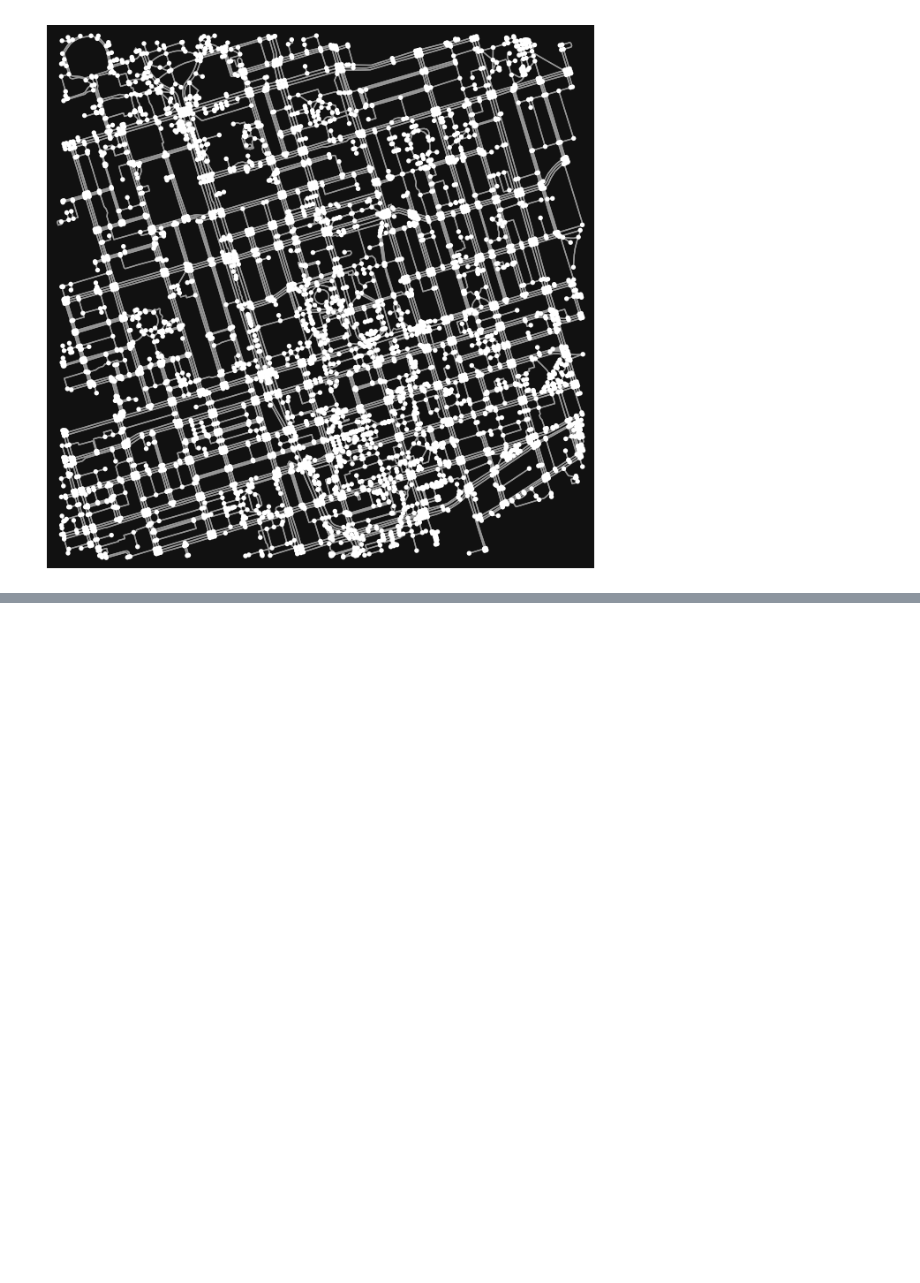
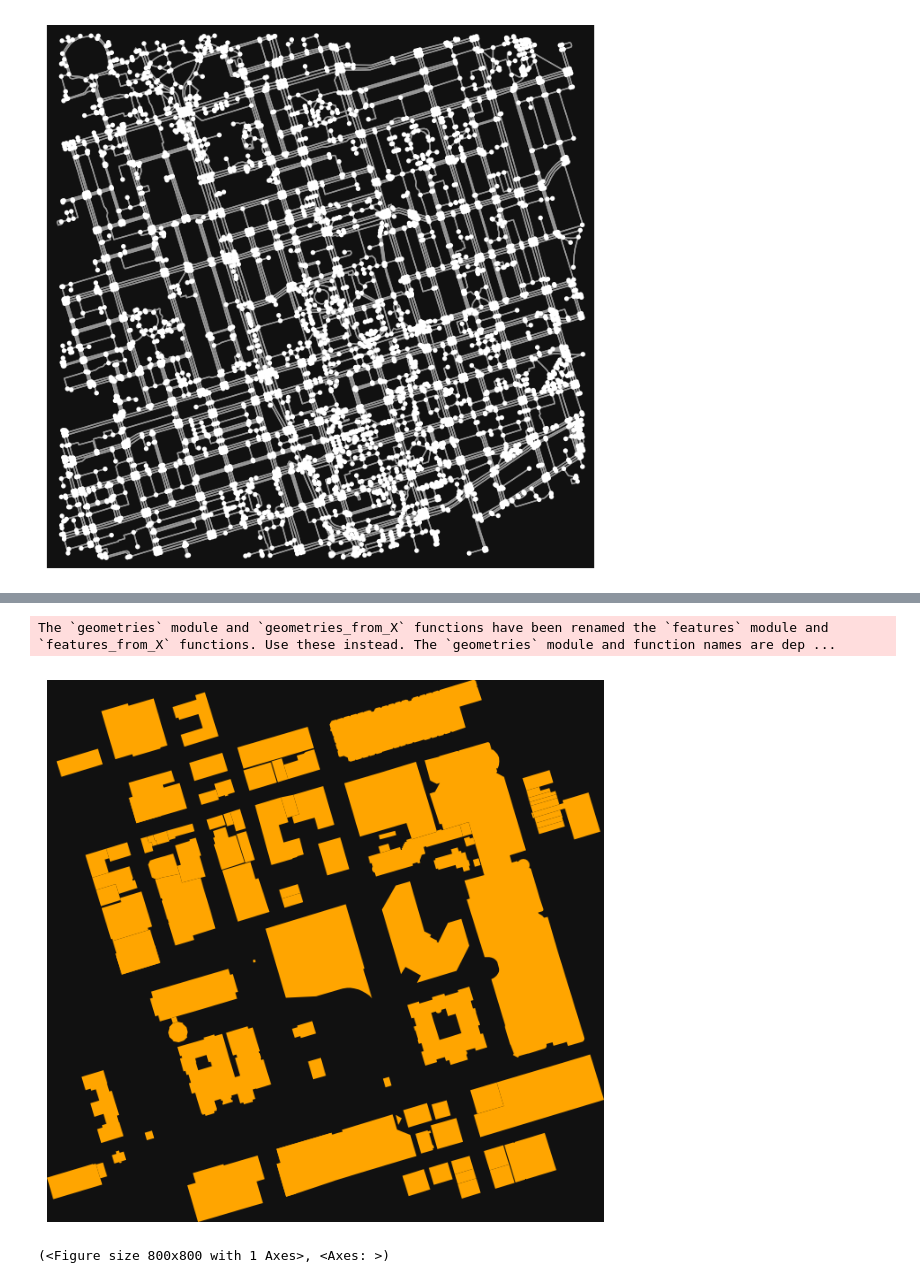
Before and after one commit to AnanyaaPal/Geospatial-Mapping-using-Python, a Jupyter notebook: docs/code.ipynb, the cells around one changed output, grey strips where cells are left out. Saved outputs shown, nothing was run; the diff lists cells and outputs as text; code cells hidden in the pictures; blank space fills up the shorter version.

```diff
--- a/docs/code.ipynb
+++ b/docs/code.ipynb
@@ -60,3 +60,5 @@ graph = ox.graph_from_address(place_name, network_type='walk')
 fig, ax = ox.plot_graph(graph)
 # %% [output]
 [figure]
+# %%
+nodes, edges = ox.graph_to_gdfs(graph)
@@ -62,0 +149,9 @@ fig, ax = ox.plot_graph(graph)
+# %%
+# Retrieve the building footprint, project it to match our previous graph, and plot it.
+buildings = ox.geometries.geometries_from_address(place_name, tags={'building':True}, dist=300)
+buildings = buildings.to_crs(edges.crs)
+ox.plot_footprints(buildings)
+# %% [output]
+The `geometries` module and `geometries_from_X` functions have been renamed the `features` module and `features_from_X` functions. Use these instead. The `geometries` module and function names are dep ...
+[figure, added]
+(<Figure size 800x800 with 1 Axes>, <Axes: >)
```
Also changed, not shown: parts of 6 cells of this notebook, 2 other files.
